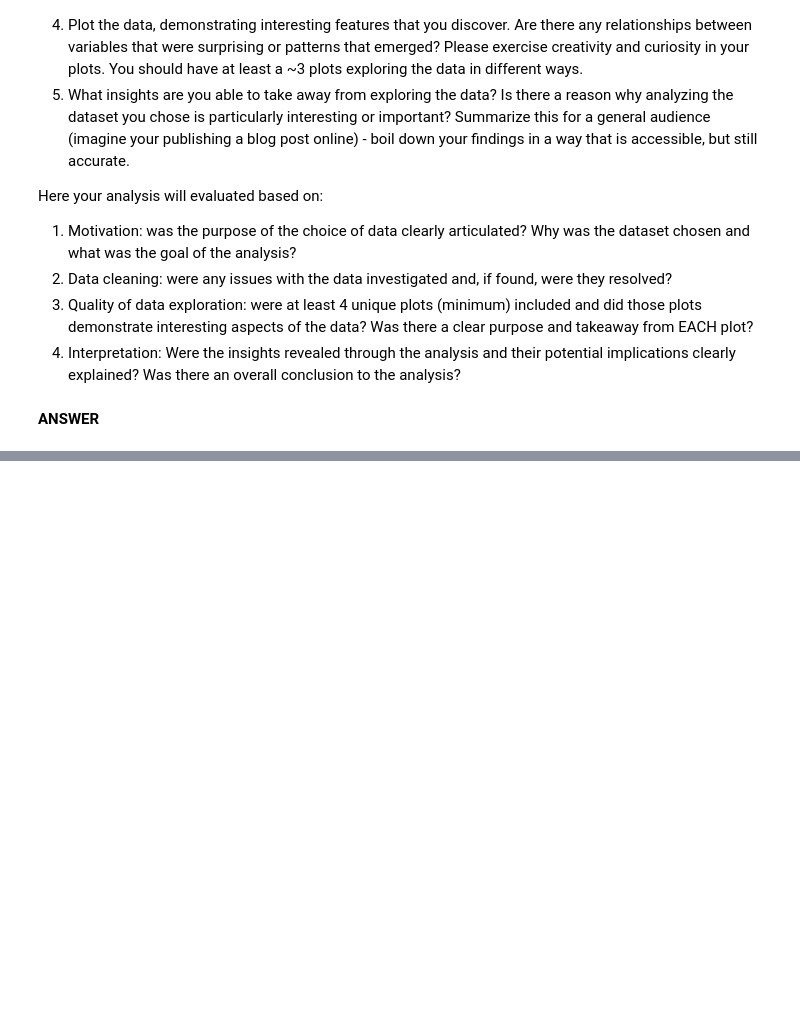
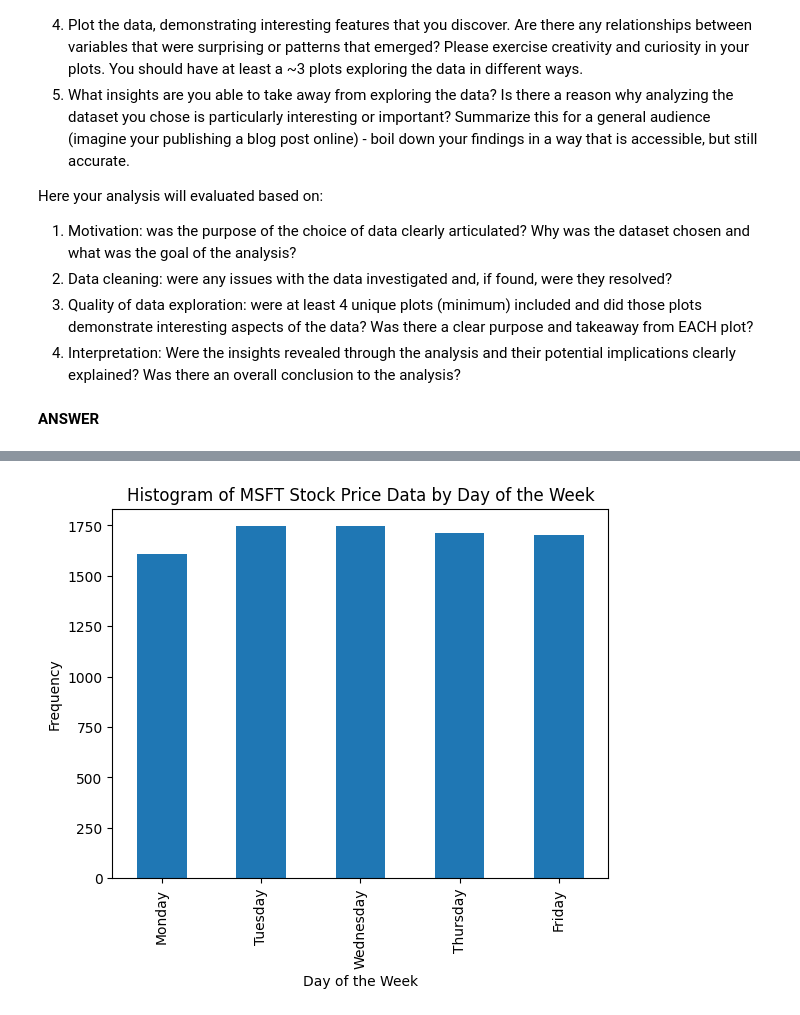
Before and after one commit to nick-carroll1/ids705, a Jupyter notebook: assignments/Assignment_1.ipynb, the cells around one changed output, grey strips where cells are left out. Cells and saved outputs as stored; diff of their text form; code cells hidden in the pictures; blank space fills up the shorter version.

```diff
--- a/assignments/Assignment_1.ipynb
+++ b/assignments/Assignment_1.ipynb
@@ -558,0 +563,8 @@ Here your analysis will evaluated based on:
+# %%
+data = pd.read_csv('data/MSFT.csv', parse_dates=['Date'])
+
+(data.loc[:, 'Date'].dt.dayofweek.value_counts().sort_index().rename(
+    {0: 'Monday', 1: 'Tuesday', 2: 'Wednesday', 3: 'Thursday', 4: 'Friday'})).plot(kind='bar', title='Histogram of MSFT Stock Price Data by Day of the Week', xlabel='Day of the Week', ylabel='Frequency')
+plt.show()
+# %% [output]
+[figure, added]
```
Also changed, not shown: parts of 25 cells of this notebook.
